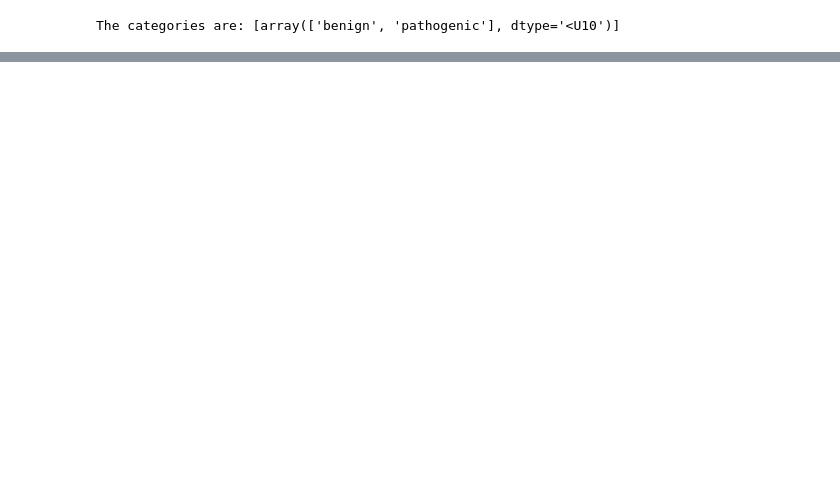
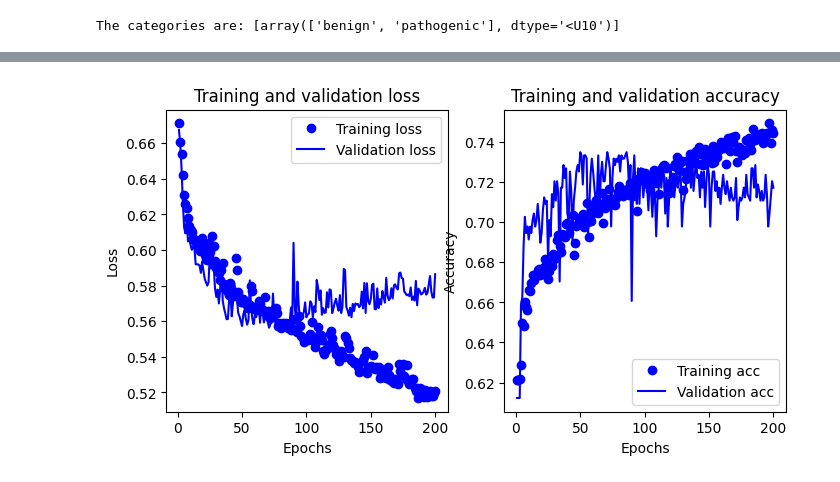
Before and after one commit to kpgbrock/CS89_VariantEffectPrediction, a Jupyter notebook: Code/model2_train_window_seq_vep_model.ipynb, the cells around one changed output, grey strips where cells are left out. Drawn from its saved outputs; the diff is of its cells as text; code cells hidden in the pictures; blank space fills up the shorter version.

```diff
--- a/Code/model2_train_window_seq_vep_model.ipynb
+++ b/Code/model2_train_window_seq_vep_model.ipynb
@@ -169,0 +124,14 @@ model_gru.save_weights(main_path+'Code/Trained_Model_Weights/model2_clustershuff
+# %%
+# Let's load our train and validate sets for our clustered set
+# (no sequences shared between train/test)
+data_dir = main_path+'Data/'
+default_window_size = 6
+train_file = data_dir+'train_processed_clinvar_seqs_random.csv'
+val_file = data_dir+'validate_processed_clinvar_seqs_random.csv'
+test_file = data_dir+'test_processed_clinvar_seqs_random.csv'
+
+# Initiate an instance of my Model2 class
+m2_rand = vep.Model2(data_dir+'precursor_files/amino_acid_properties.csv')
+
+# Process our input and output data
+m2_rand.process_input_and_output_training(train_file,val_file,test_file,window_size=default_window_size,return_out=False)
@@ -169,0 +161,4 @@ model_gru.save_weights(main_path+'Code/Trained_Model_Weights/model2_clustershuff
+# %%
+m2_rand.plot_accuracy_and_loss()
+# %% [output]
+[figure, added]
```
Also changed, not shown: parts of 19 cells of this notebook, 22 other files.
